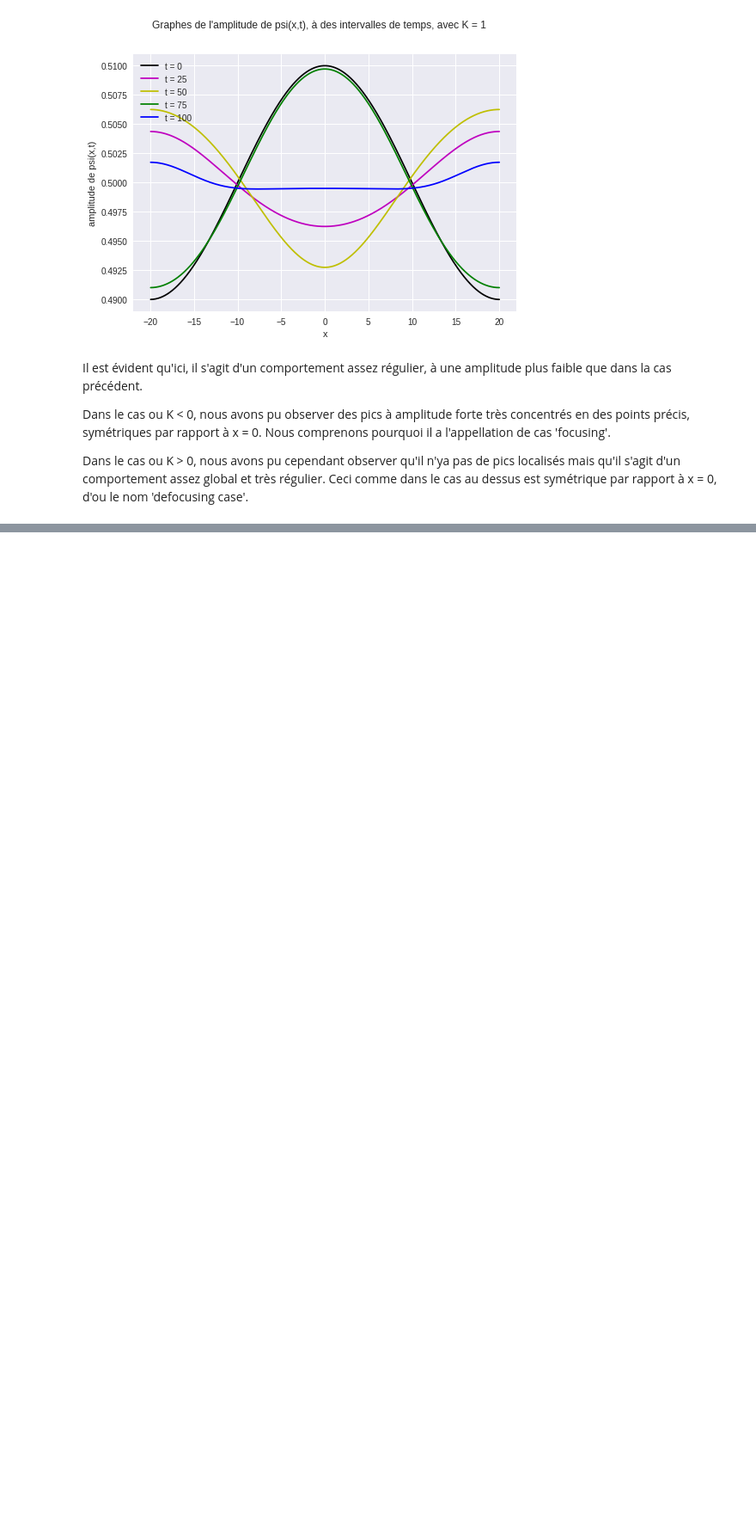
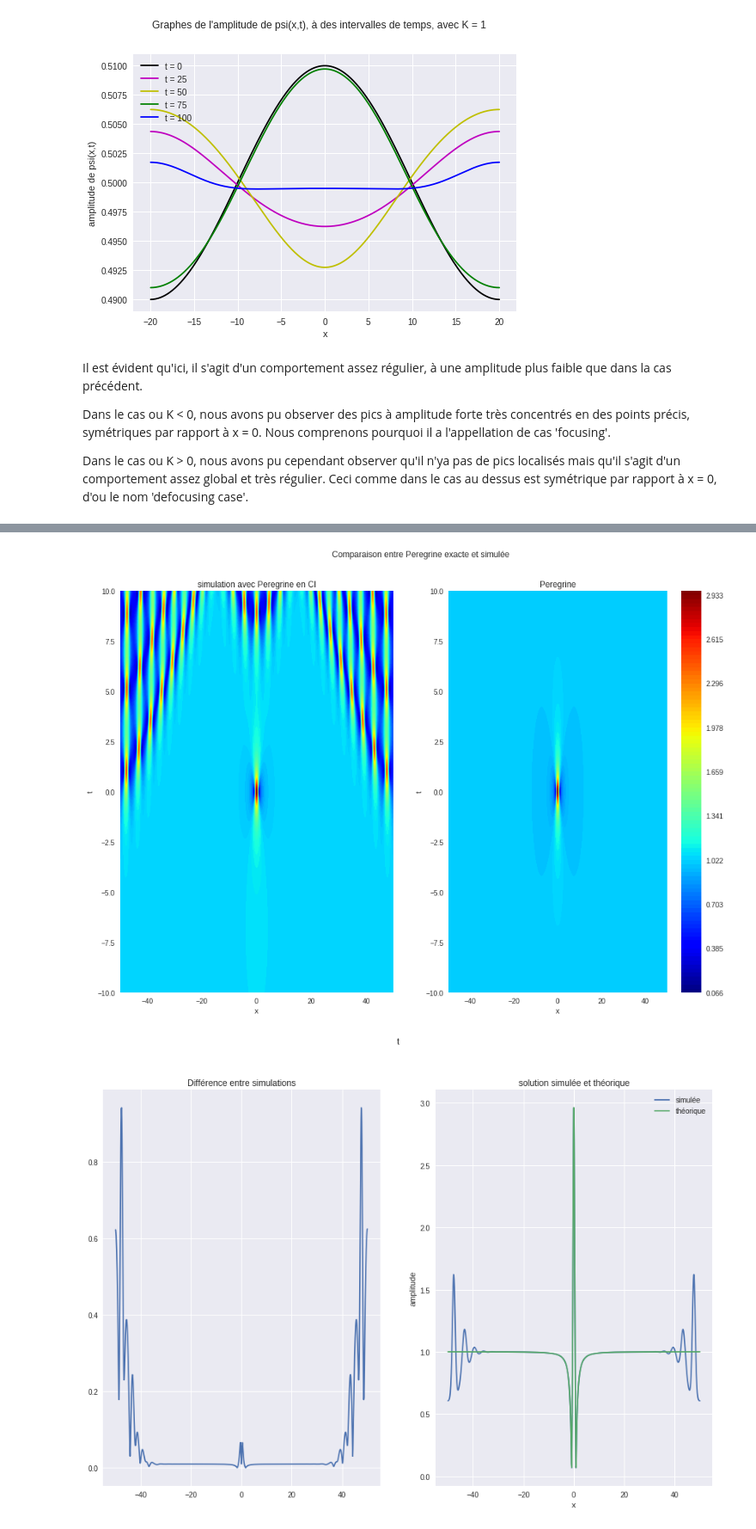
Before and after one commit to Darallia/Simulation_Numerique_en_Physique, a Jupyter notebook: Projet 2_ McCleery_de Almeida.ipynb, the cells around one changed output, grey strips where cells are left out. Shown at 86% size. Drawn from its saved outputs; the diff is of its cells as text; code cells hidden in the pictures; blank space fills up the shorter version.

```diff
--- a/Projet 2_ McCleery_de Almeida.ipynb
+++ b/Projet 2_ McCleery_de Almeida.ipynb
@@ -143,0 +183,5 @@ peregrine(-1, 6, 1, -3)
+# %%
+peregrine(-1, 100)
+# %% [output]
+[figure, added]
+[figure, added]
```
Also changed, not shown: parts of 9 cells of this notebook.
